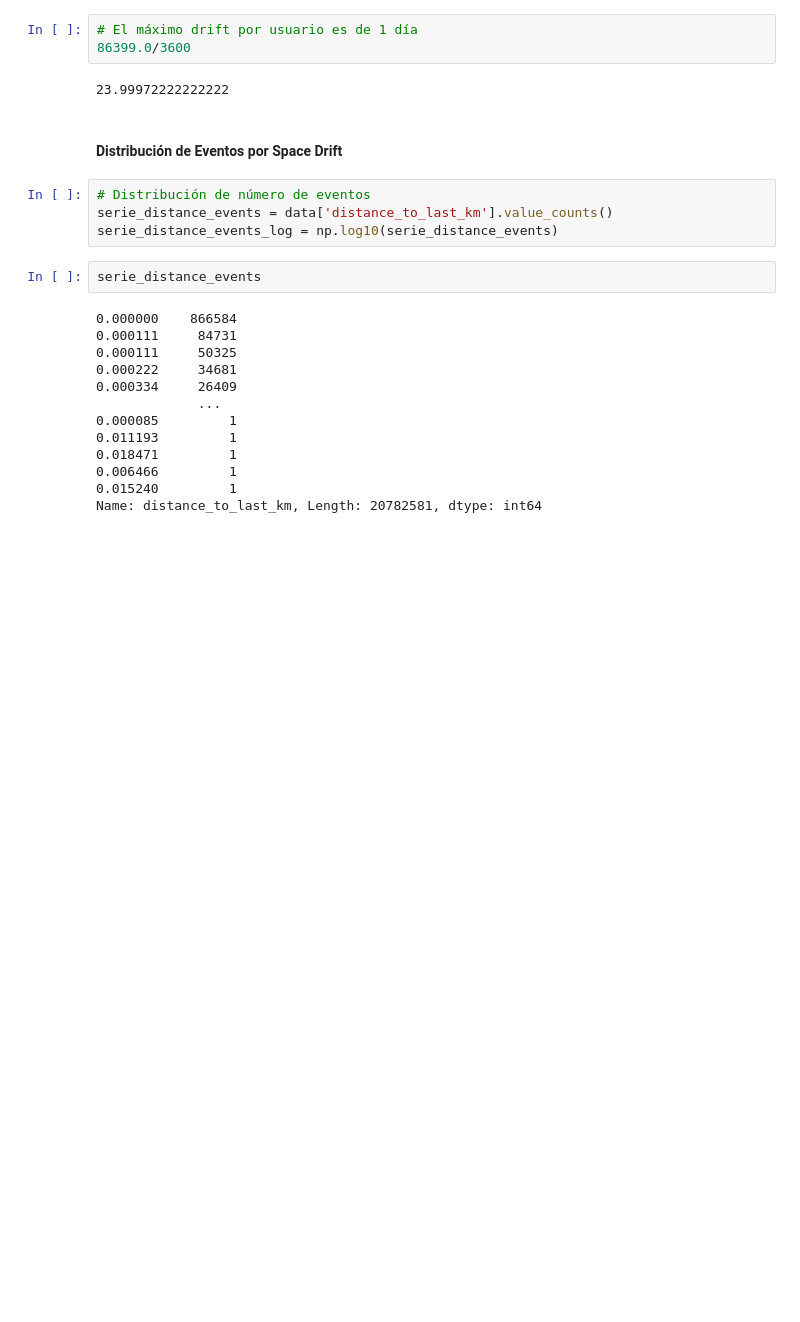
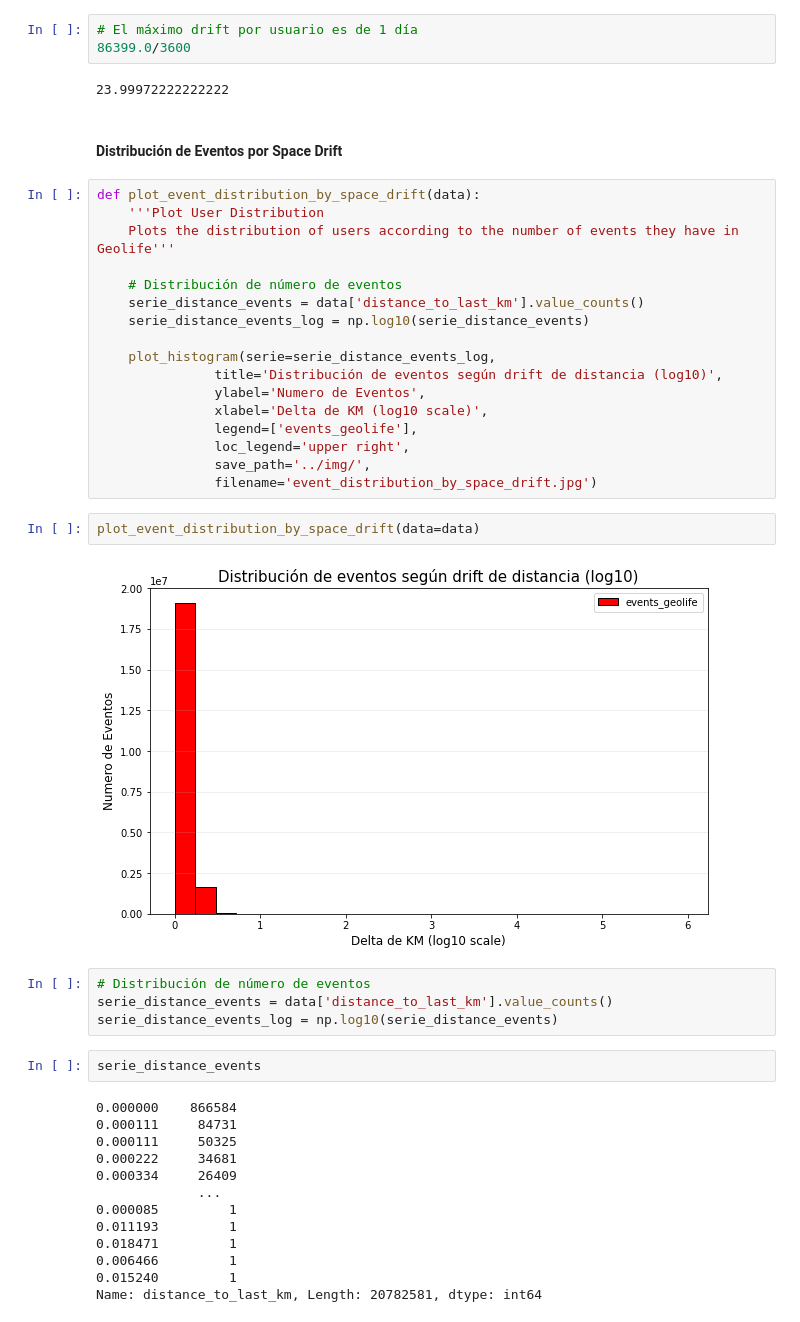
Before and after one commit to GabrielPila/skmob_mmc_mobility, a Jupyter notebook: notebooks/00.6_GeoLife_EDA.ipynb, the cells around one changed output. Saved outputs shown, nothing was run; the diff lists cells and outputs as text; blank space fills up the shorter version.

```diff
--- a/notebooks/00.6_GeoLife_EDA.ipynb
+++ b/notebooks/00.6_GeoLife_EDA.ipynb
@@ -191,6 +215,27 @@ np.max(serie_seconds_events.index)
 23.99972222222222
 # %% [markdown]
 #### Distribución de Eventos por Space Drift
+# %%
+def plot_event_distribution_by_space_drift(data):
+    '''Plot User Distribution
+    Plots the distribution of users according to the number of events they have in Geolife'''
+
+    # Distribución de número de eventos
+    serie_distance_events = data['distance_to_last_km'].value_counts()
+    serie_distance_events_log = np.log10(serie_distance_events)
+
+    plot_histogram(serie=serie_distance_events_log,
+               title='Distribución de eventos según drift de distancia (log10)',
+               ylabel='Numero de Eventos',
+               xlabel='Delta de KM (log10 scale)',
+               legend=['events_geolife'],
+               loc_legend='upper right',
+               save_path='../img/',
+               filename='event_distribution_by_space_drift.jpg')
+# %%
+plot_event_distribution_by_space_drift(data=data)
+# %% [output]
+[figure, added]
 # %%
 # Distribución de número de eventos
 serie_distance_events = data['distance_to_last_km'].value_counts()
```
Also changed, not shown: parts of 12 cells of this notebook, 6 other files.
